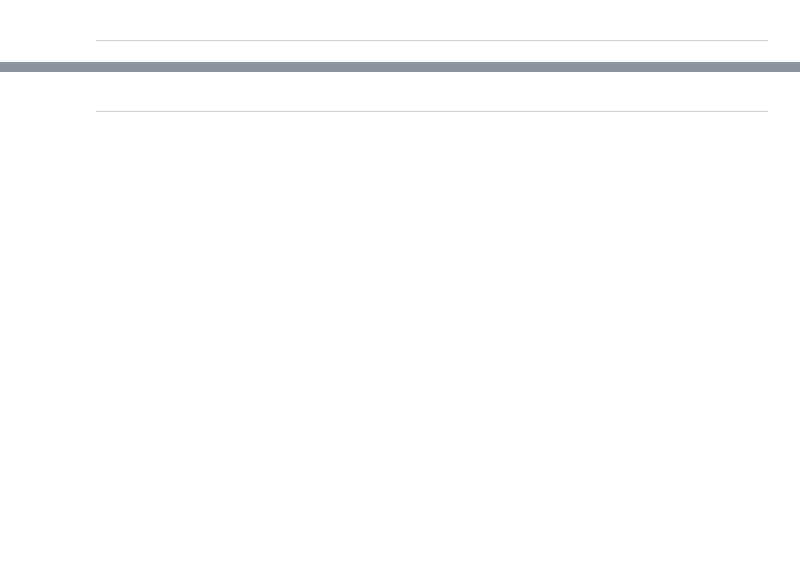
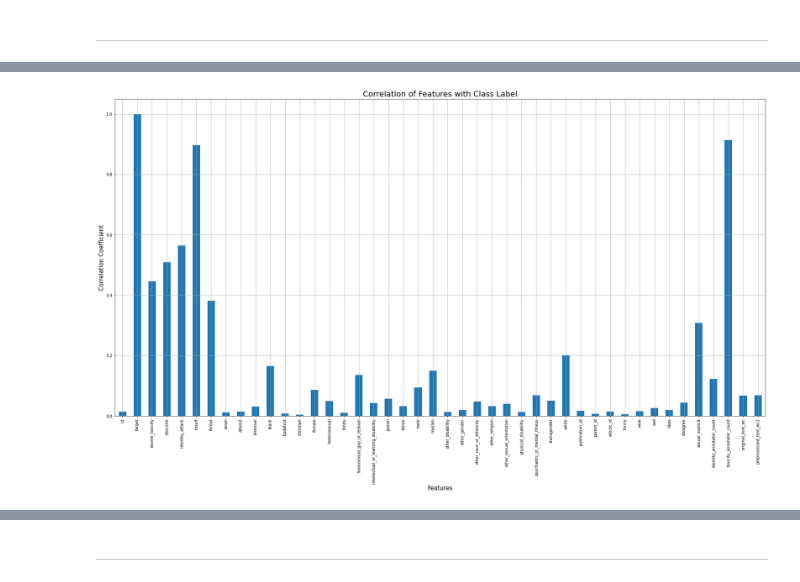
Before and after one commit to pulkitratnaganjeer/ToxicityClassification, a Jupyter notebook: 2.Data Preprocessing.ipynb, the cells around one changed output, grey strips where cells are left out. Cells and saved outputs as stored; diff of their text form; code cells hidden in the pictures; blank space fills up the shorter version.

```diff
--- a/2.Data Preprocessing.ipynb
+++ b/2.Data Preprocessing.ipynb
@@ -772,0 +806,10 @@ data[['comment_text', 'word_count', 'preprocessed_text1', 'word_count1']]
+# %%
+%%time
+plt.figure(figsize=(20,8))
+data.corrwith(data['target'], method='spearman').plot.bar(figsize=(30,15), grid=True)
+plt.title('Correlation of Features with Class Label', fontsize=20)
+plt.xlabel('Features', fontsize=15)
+plt.ylabel('Correlation Coefficient', fontsize=15)
+plt.show()
+# %% [output]
+[figure, added]
```
Also changed, not shown: parts of 21 cells of this notebook, 1 other file.
